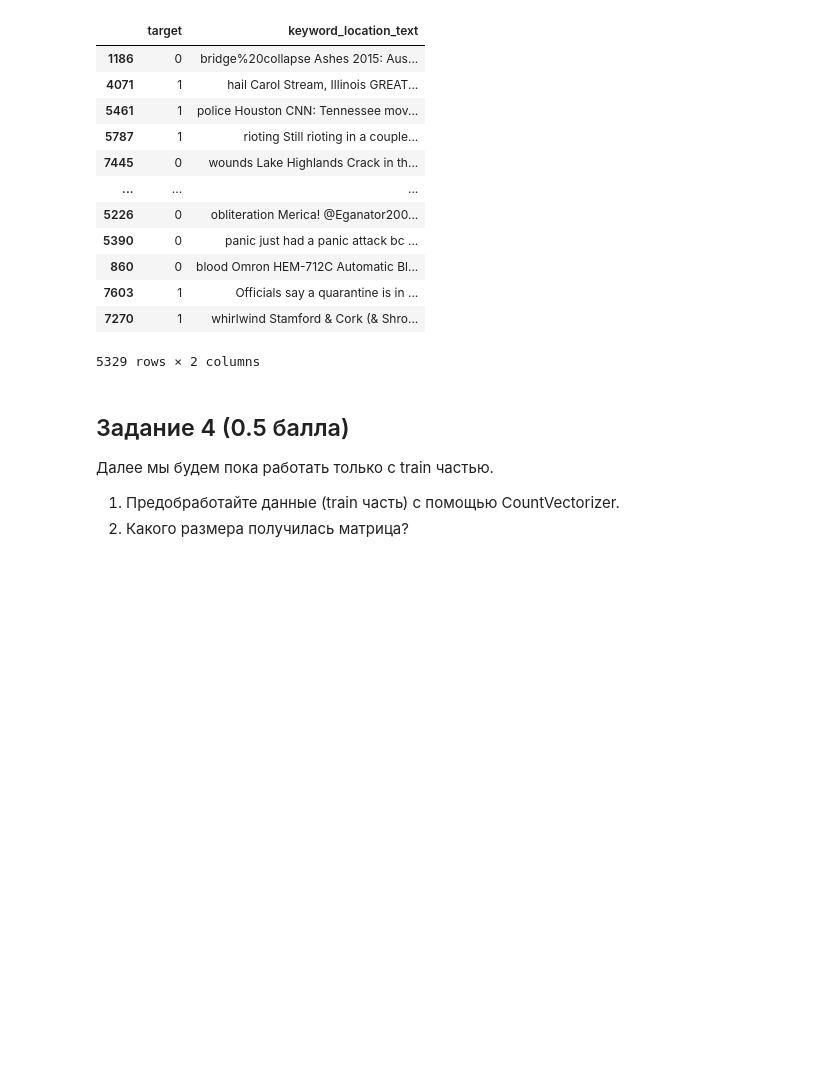
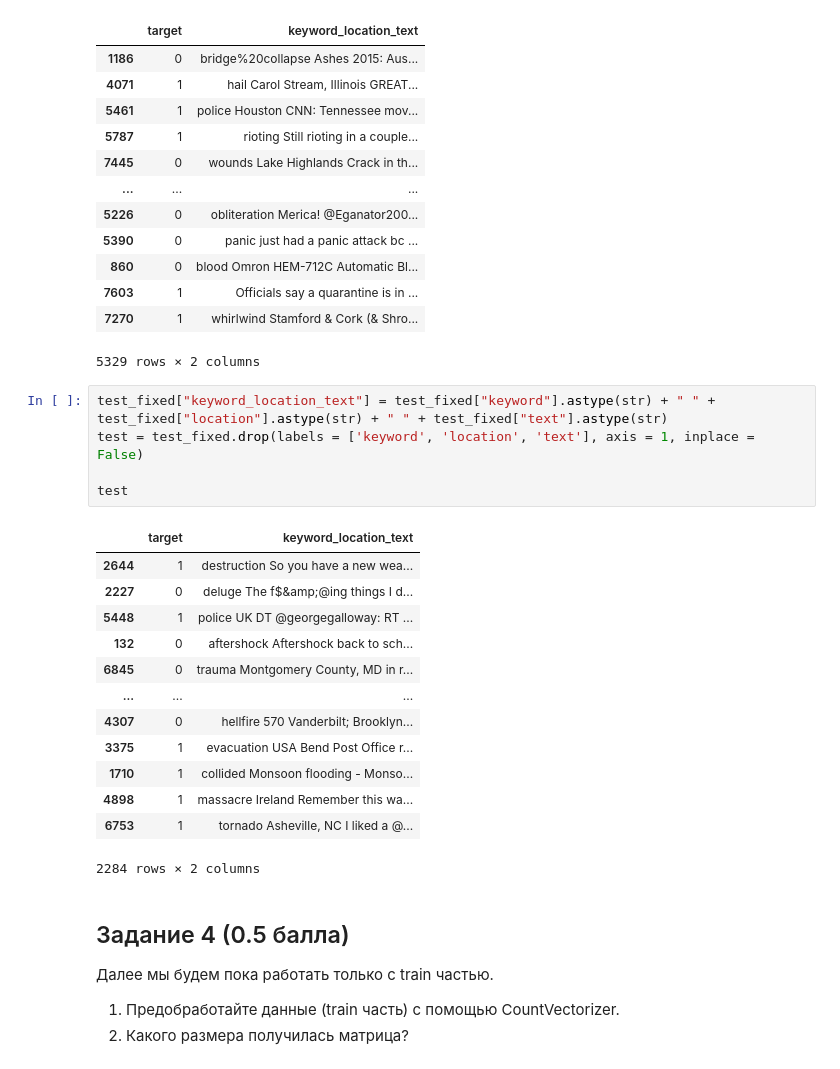
Before and after one commit to AndreyTss/Data_Science_Education, a Jupyter notebook: Machine_Learning/HW_06/hw06.ipynb, the cells around one changed output. Saved outputs shown, nothing was run; the diff lists cells and outputs as text; blank space fills up the shorter version.

```diff
--- a/Machine_Learning/HW_06/hw06.ipynb
+++ b/Machine_Learning/HW_06/hw06.ipynb
@@ -159,6 +139,25 @@ train
 | 7603 | 1 | Officials say a quarantine is in ... |
 | 7270 | 1 | whirlwind Stamford & Cork (& Shro... |
 5329 rows × 2 columns
+# %%
+test_fixed["keyword_location_text"] = test_fixed["keyword"].astype(str) + " " + test_fixed["location"].astype(str) + " " + test_fixed["text"].astype(str)
+test = test_fixed.drop(labels = ['keyword', 'location', 'text'], axis = 1, inplace = False)
+
+test
+# %% [output]
+|  | target | keyword_location_text |
+| 2644 | 1 | destruction So you have a new wea... |
+| 2227 | 0 | deluge The f$&amp;@ing things I d... |
+| 5448 | 1 | police UK DT @georgegalloway: RT ... |
+| 132 | 0 | aftershock Aftershock back to sch... |
+| 6845 | 0 | trauma Montgomery County, MD in r... |
+| ... | ... | ... |
+| 4307 | 0 | hellfire 570 Vanderbilt; Brooklyn... |
+| 3375 | 1 | evacuation USA Bend Post Office r... |
+| 1710 | 1 | collided Monsoon flooding - Monso... |
+| 4898 | 1 | massacre Ireland Remember this wa... |
+| 6753 | 1 | tornado Asheville, NC I liked a @... |
+2284 rows × 2 columns
 # %% [markdown]
 ## Задание 4 (0.5 балла)
 
```
Also changed, not shown: parts of 24 cells of this notebook.
